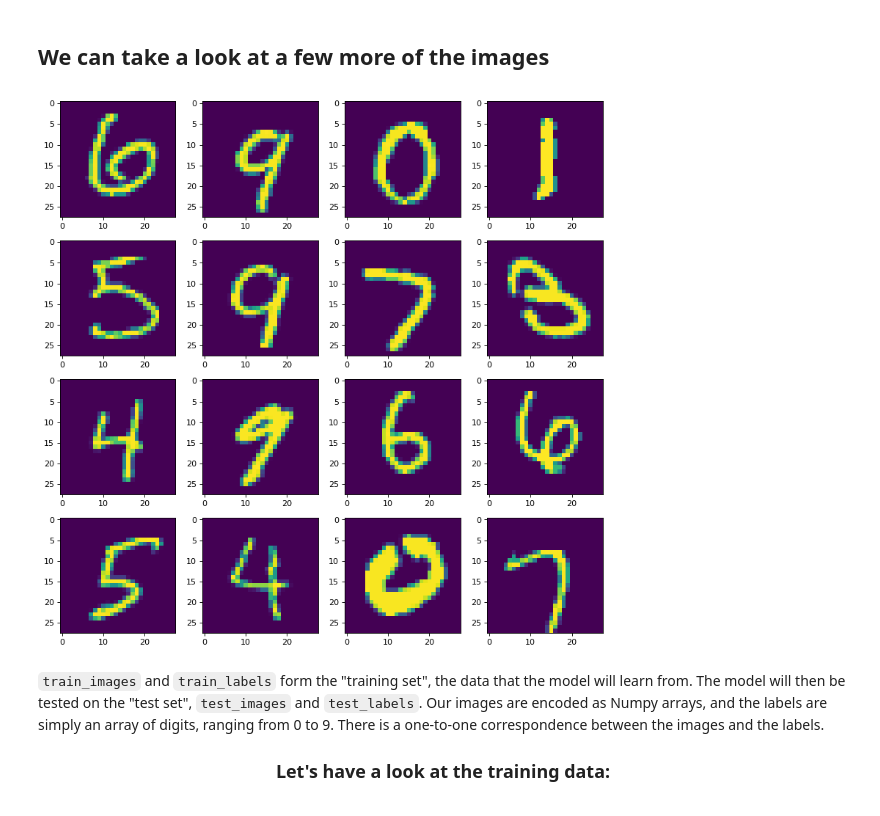
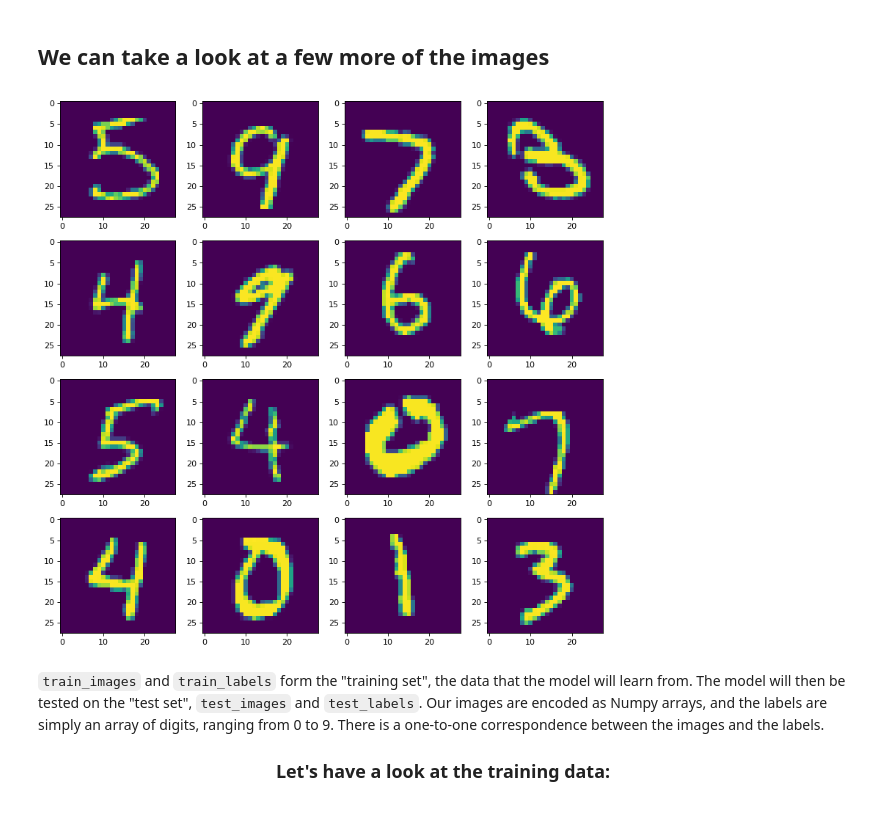
Before and after one commit to CurtinIDS/cic-ml-intermediate-workshop, a Jupyter notebook: notebooks/python/2.1-a-first-look-at-a-neural-network.ipynb, the cells around one changed output. Drawn from its saved outputs; the diff is of its cells as text; code cells hidden in the pictures.

```diff
--- a/notebooks/python/2.1-a-first-look-at-a-neural-network.ipynb
+++ b/notebooks/python/2.1-a-first-look-at-a-neural-network.ipynb
@@ -48,21 +46,21 @@ Digit 5
 # %% [markdown]
 ## We can take a look at a few more of the images
 # %%
-start_index = 10  # <==========  Change me to see a different set of digits and their labels
+start_index = 14  # <==========  Change me to see a different set of digits and their labels
 row = 4
 col = 4
 k = 0
 
 fig, axes = pylab.subplots(row, col, figsize=(12, 12), dpi= 80, facecolor='w', edgecolor='k')
 
 for ii in range(row):
     for jj in range(col):
         k += 1
         axes[ii , jj].imshow(test_images[start_index + k].reshape(28, 28))
 # show the plot
 pylab.show()
 # %% [output]
-[figure, old version]
+[figure, new version]
 # %% [markdown]
 `train_images` and `train_labels` form the "training set", the data that the model will learn from. The model will then be tested on the
 "test set", `test_images` and `test_labels`. Our images are encoded as Numpy arrays, and the labels are simply an array of digits, ranging
```
Also changed, not shown: parts of 11 cells of this notebook.
